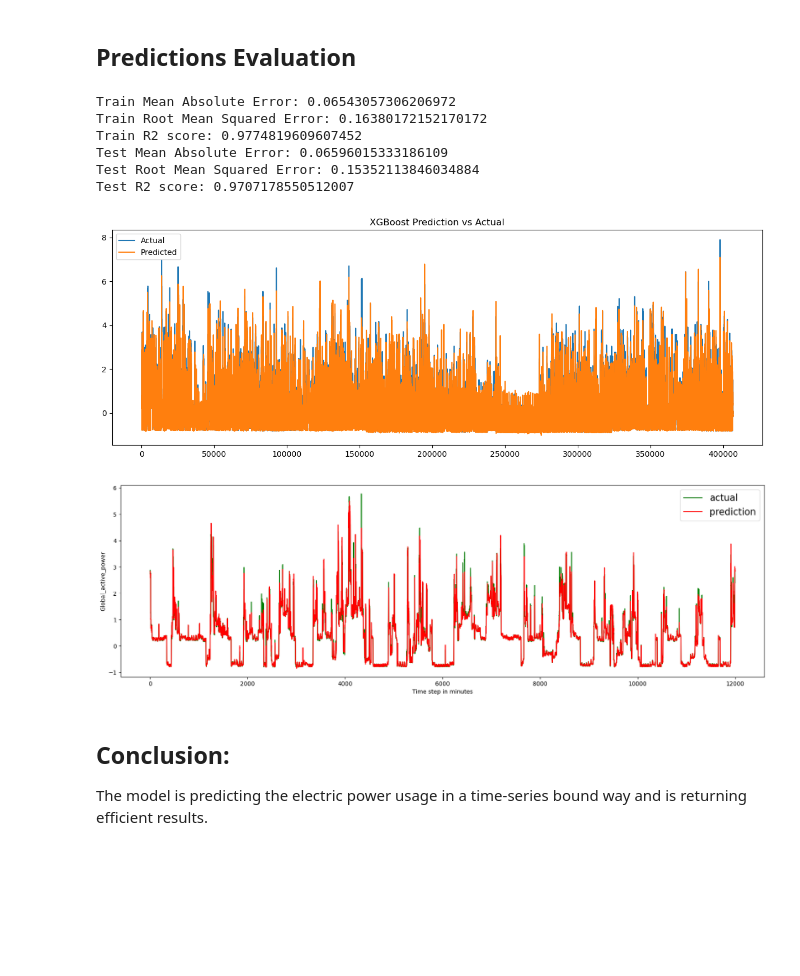
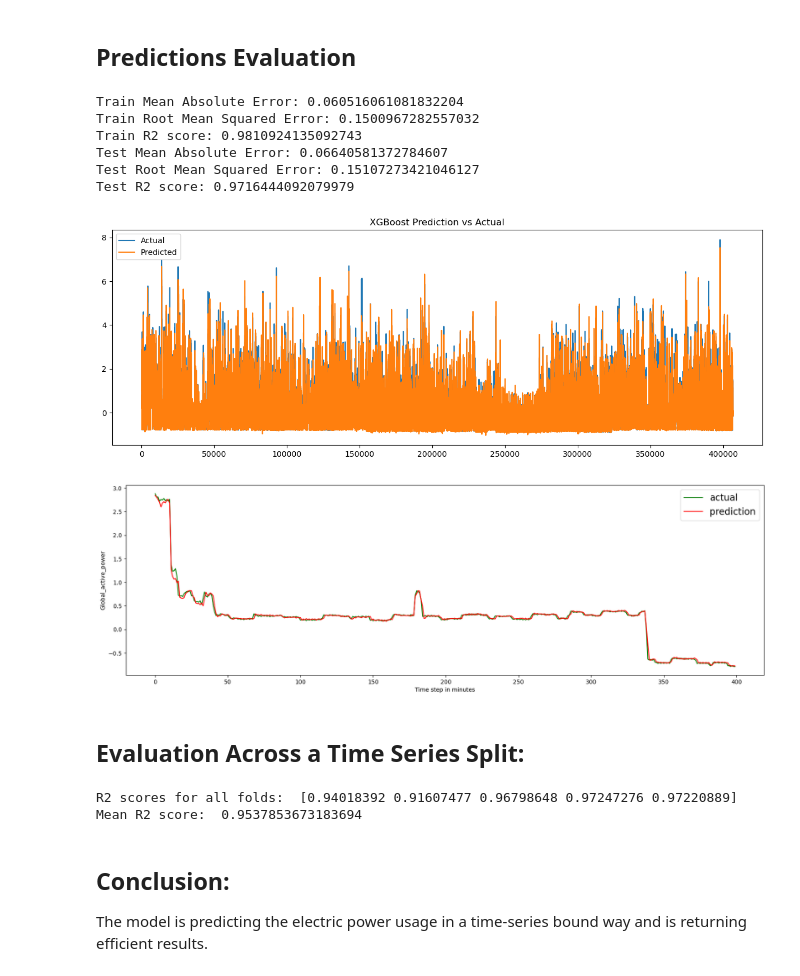
Before and after one commit to prathamshah607/Machine-Learning-Projects, a Jupyter notebook: Electricity/xgboost.ipynb, the cells around one changed output. Saved outputs shown, nothing was run; the diff lists cells and outputs as text; code cells hidden in the pictures; blank space fills up the shorter version.

```diff
--- a/Electricity/xgboost.ipynb
+++ b/Electricity/xgboost.ipynb
@@ -103,7 +105,7 @@ df['is_weekend'] = df['date_time'].dt.dayofweek >= 5
 df['is_weekend'] = df['is_weekend'].astype(int)  #weekend : 1, weekday : 0. idea is that weekend signifies greater consumption
 
 # Lag features
-for lag in [1, 30, 60, 1440]:
+for lag in [1, 5, 30, 60, 1440]:
     df[f'lag_{lag}_min'] = df['Global_active_power'].shift(lag)
 
 # Rolling statistics
@@ -169,7 +171,7 @@ y_test = target_scaler.transform(y_test_raw.values.reshape(-1, 1))
 import xgboost as xgb
 from sklearn.metrics import mean_squared_error
 
-model = xgb.XGBRegressor(objective='reg:squarederror', n_estimators=500, learning_rate=0.2)
+model = xgb.XGBRegressor(objective='reg:squarederror', n_estimators=1300, learning_rate=0.14)
 
 eval_set = [(X_train, y_train), (X_test, y_test)]
 model.fit(X_train, y_train,
@@ -229,12 +231,12 @@ print('Test Mean Absolute Error:', mean_absolute_error(y_test_inv, test_predict_
 print('Test Root Mean Squared Error:', np.sqrt(mean_squared_error(y_test_inv, test_predict_inv)))
 print('Test R2 score:', r2_score(y_test_inv, test_predict_inv))
 # %% [output]
-Train Mean Absolute Error: 0.06543057306206972
-Train Root Mean Squared Error: 0.16380172152170172
-Train R2 score: 0.9774819609607452
-Test Mean Absolute Error: 0.06596015333186109
-Test Root Mean Squared Error: 0.15352113846034884
-Test R2 score: 0.9707178550512007
+Train Mean Absolute Error: 0.060516061081832204
+Train Root Mean Squared Error: 0.1500967282557032
+Train R2 score: 0.9810924135092743
+Test Mean Absolute Error: 0.06640581372784607
+Test Root Mean Squared Error: 0.15107273421046127
+Test R2 score: 0.9716444092079979
 # %%
 import matplotlib.pyplot as plt
 plt.figure(figsize=(15,5))
@@ -244,23 +246,37 @@ plt.title('XGBoost Prediction vs Actual')
 plt.legend()
 plt.show()
 # %% [output]
-[figure, old version]
+[figure, new version]
 # %%
-indice = 12000 #number of testing examples to use
+indice = 400 #number of testing examples to use
 
 limit = [x for x in range(indice)]
 plt.figure(figsize=(20,6))
 
 plt.plot(limit, y_test[:indice], label="actual", color='green')
 plt.plot(limit, test_predict[:,0][:indice], '-', label="prediction", color='red')
 
 plt.ylabel('Global_active_power')
 plt.xlabel('Time step in minutes')
 plt.legend(fontsize=16)
 
 plt.show()
 # %% [output]
-[figure, old version]
+[figure, new version]
+# %% [markdown]
+## Evaluation Across a Time Series Split:
+# %%
+from sklearn.model_selection import TimeSeriesSplit, cross_val_score
+
+timecrossval = TimeSeriesSplit(n_splits=5)
+
+scores = cross_val_score(model, np.concatenate([X_train, X_test], axis=0), np.concatenate([y_train, y_test], axis=0), cv=timecrossval, scoring='r2')
+
+print("R2 scores for all folds: ", scores)
+print("Mean R2 score: ", scores.mean())
+# %% [output]
+R2 scores for all folds:  [0.94018392 0.91607477 0.96798648 0.97247276 0.97220889]
+Mean R2 score:  0.9537853673183694
 # %% [markdown]
 ## Conclusion:
 
```
Also changed, not shown: parts of 4 cells of this notebook.
